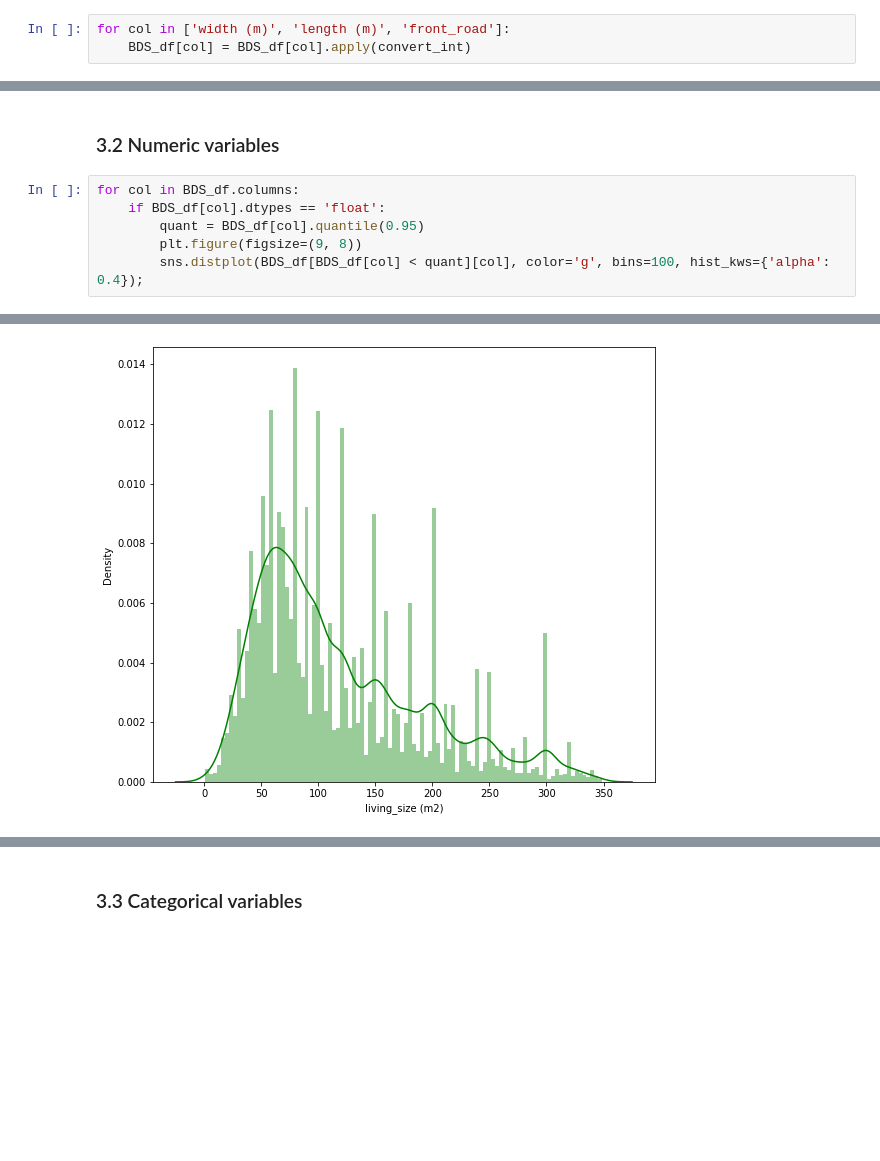
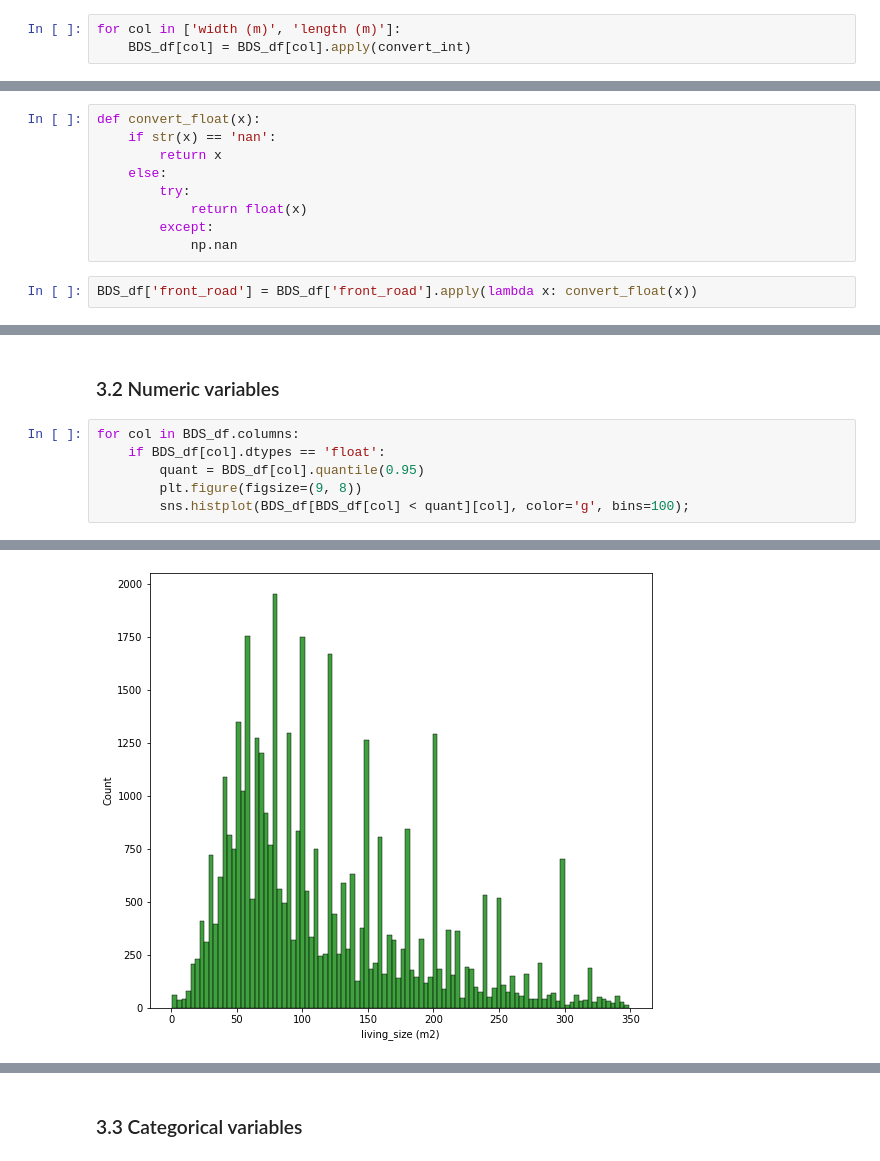
Before and after one commit to DaiVo20/-Real-Estate-Data-Analysis, a Jupyter notebook: EDA.ipynb, the cells around one changed output, grey strips where cells are left out. Cells and saved outputs as stored; diff of their text form; blank space fills up the shorter version.

```diff
--- a/EDA.ipynb
+++ b/EDA.ipynb
@@ -112,5 +112,5 @@ def convert_int(x):
         except:
             x
 # %%
-for col in ['width (m)', 'length (m)', 'front_road']:
+for col in ['width (m)', 'length (m)']:
     BDS_df[col] = BDS_df[col].apply(convert_int)
@@ -126,3 +122,14 @@ BDS_df['floornumber'] = BDS_df['floornumber'].apply(lambda x: str(x).replace('.'
 BDS_df['floors'] = BDS_df['floors'].apply(lambda x: str(x).replace('.', ''))
 # %%
 BDS_df['region'] = BDS_df['region'].apply(lambda x: 'Tp Hồ Chí Minh' if x == 'Hồ Chí Minh' else x)
+# %%
+def convert_float(x):
+    if str(x) == 'nan':
+        return x
+    else:
+        try:
+            return float(x)
+        except:
+            np.nan
+# %%
+BDS_df['front_road'] = BDS_df['front_road'].apply(lambda x: convert_float(x))
@@ -174,5 +183,5 @@ for col in BDS_df.columns:
     if BDS_df[col].dtypes == 'float':
         quant = BDS_df[col].quantile(0.95)
         plt.figure(figsize=(9, 8))
-        sns.distplot(BDS_df[BDS_df[col] < quant][col], color='g', bins=100, hist_kws={'alpha': 0.4});
+        sns.histplot(BDS_df[BDS_df[col] < quant][col], color='g', bins=100);
 # %% [output]
@@ -180 +189 @@ for col in BDS_df.columns:
-[figure, old version]
+[figure, new version]
```
Also changed, not shown: parts of 6 cells of this notebook.
